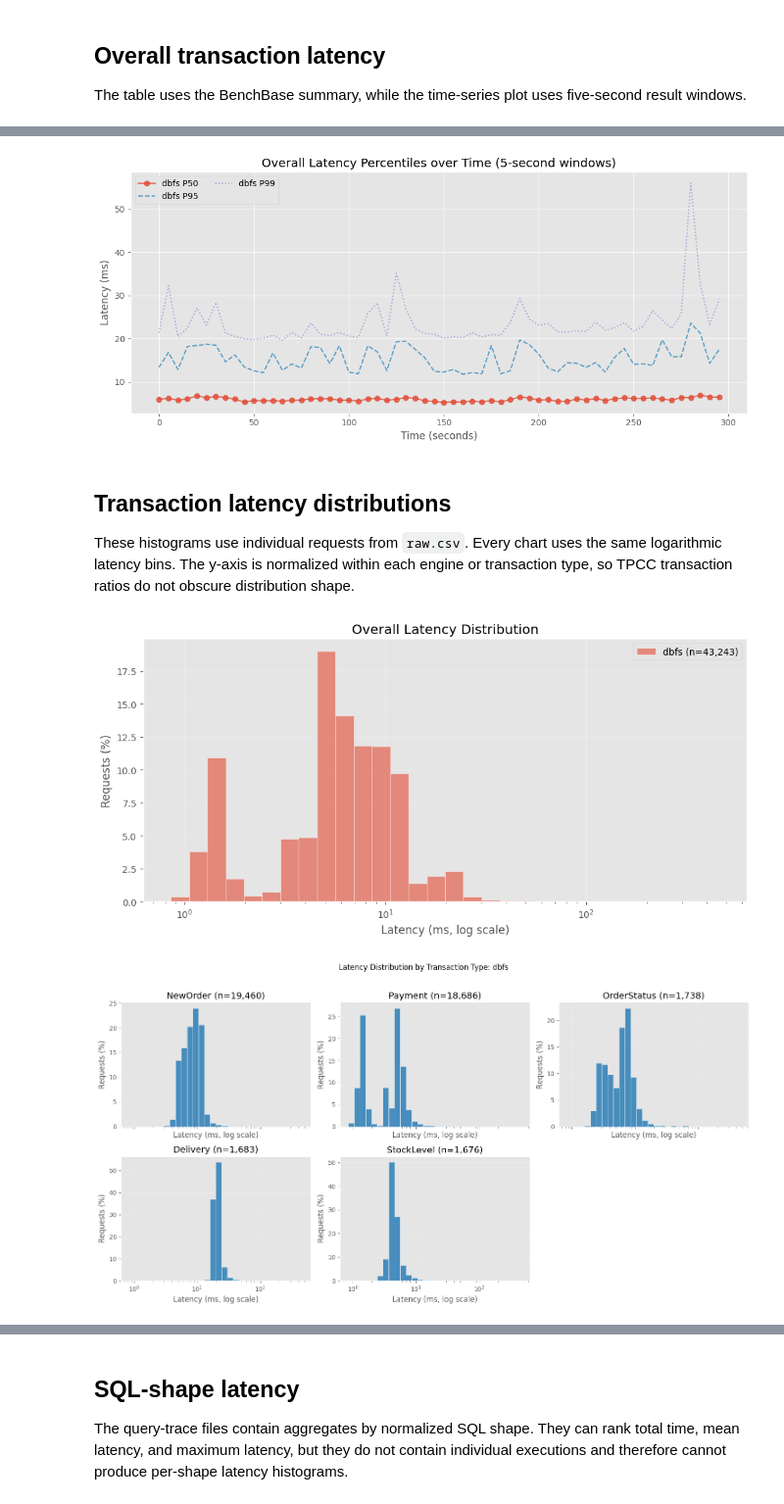
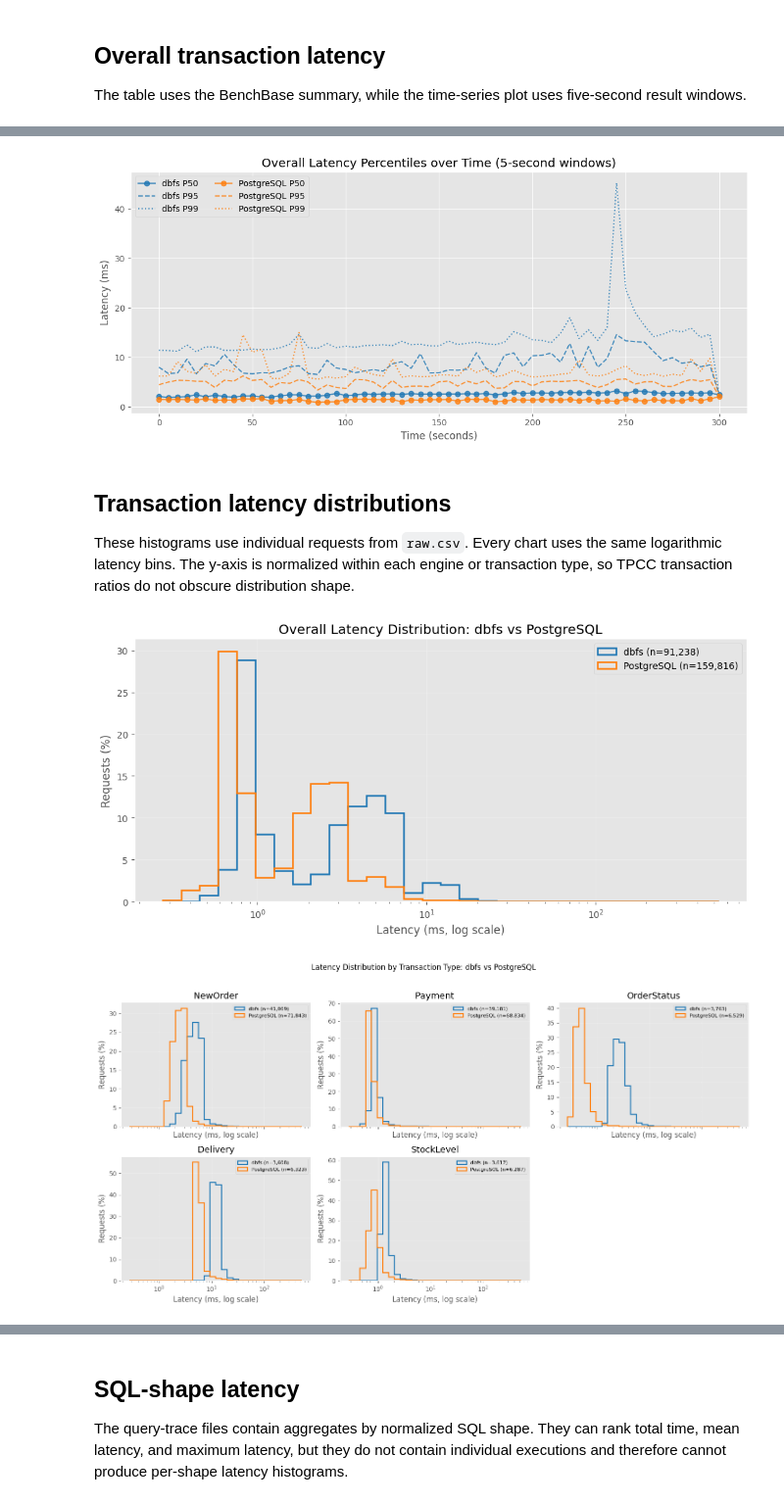
Before and after one commit to yohaku999/oltp_fs, a Jupyter notebook: benchmarking/notebooks/tpcc_query_latency_analysis.ipynb, the cells around one changed output, grey strips where cells are left out. Shown at 98% size. Drawn from its saved outputs; the diff is of its cells as text; code cells hidden in the pictures.

Commit message:
checkin notebook result

```diff
--- a/benchmarking/notebooks/tpcc_query_latency_analysis.ipynb
+++ b/benchmarking/notebooks/tpcc_query_latency_analysis.ipynb
@@ -17,7 +17,7 @@ plt.style.use('ggplot')
 pd.set_option('display.float_format', lambda value: f'{value:,.3f}')
 
 throughput_comparison_root = Path(
-    '/Users/yohasebe/Documents/dbfs/benchmarking/results/20260904-091550_tcp-nodelay-refactor/tpcc/dbfs'
+    '/Users/yohasebe/Documents/dbfs/benchmarking/results/20260913-103940_postgres_comp_th/tpcc'
 )
 
 throughput_dbfs_candidate = throughput_comparison_root / 'dbfs'
@@ -56,3 +56,5 @@ query_trace_filenames = {
     'dbfs': 'dbfs_query_trace.csv',
     'postgres': 'postgres_query_trace.csv',
 }
+engine_colors = {'dbfs': 'tab:blue', 'postgres': 'tab:orange'}
+engine_markers = {'dbfs': 'o', 'postgres': 'x'}
@@ -161,21 +163,25 @@ overall_latency_df
 # %%
 fig, axis = plt.subplots(figsize=(11, 5))
-for run in runs.values():
+for engine, run in runs.items():
     results_df = run['results_df']
     label = run['display_name']
+    color = engine_colors[engine]
     axis.plot(results_df['Time (seconds)'],
               results_df['Median Latency (millisecond)'],
               marker='o',
+              color=color,
               alpha=0.8,
               label=f'{label} P50')
     axis.plot(results_df['Time (seconds)'],
               results_df['95th Percentile Latency (millisecond)'],
               linestyle='--',
+              color=color,
               alpha=0.8,
               label=f'{label} P95')
     axis.plot(results_df['Time (seconds)'],
               results_df['99th Percentile Latency (millisecond)'],
               linestyle=':',
+              color=color,
               alpha=0.8,
               label=f'{label} P99')
 
@@ -186,73 +192,82 @@ axis.legend(ncol=2)
 fig.tight_layout()
 plt.show()
 # %% [output]
-[figure, old version]
+[figure, new version]
 # %% [markdown]
 ## Transaction latency distributions
 
 These histograms use individual requests from `raw.csv`. Every chart uses the same logarithmic latency bins. The y-axis is normalized within each engine or transaction type, so TPCC transaction ratios do not obscure distribution shape.
 # %%
 raw_latency_frames = []
-for run in runs.values():
+for engine, run in runs.items():
     frame = run['raw_df'][['Transaction Name',
                            'Latency (microseconds)']].copy()
+    frame['Engine Key'] = engine
     frame['Engine'] = run['display_name']
     frame['Latency (ms)'] = (
         pd.to_numeric(frame['Latency (microseconds)'], errors='coerce') / 1000)
     raw_latency_frames.append(frame.dropna(subset=['Latency (ms)']))
 
 raw_latency_df = pd.concat(raw_latency_frames, ignore_index=True)
 raw_latency_df = raw_latency_df[raw_latency_df['Latency (ms)'] > 0]
 latency_bin_edges = np.geomspace(raw_latency_df['Latency (ms)'].min(),
                                  raw_latency_df['Latency (ms)'].max(),
                                  num=31)
 
 fig, axis = plt.subplots(figsize=(10, 5))
-for display_name, engine_df in raw_latency_df.groupby('Engine', sort=False):
+for engine, engine_df in raw_latency_df.groupby('Engine Key', sort=False):
     latency_ms = engine_df['Latency (ms)']
     axis.hist(latency_ms,
               bins=latency_bin_edges,
               weights=np.full(len(latency_ms), 100 / len(latency_ms)),
-              alpha=0.6,
-              edgecolor='white',
-              label=f'{display_name} (n={len(latency_ms):,})')
+              histtype='step',
+              linewidth=1.8,
+              color=engine_colors[engine],
+              label=f"{runs[engine]['display_name']} (n={len(latency_ms):,})")
 axis.set_xscale('log')
-axis.set_title('Overall Latency Distribution')
+axis.set_title('Overall Latency Distribution: dbfs vs PostgreSQL')
 axis.set_xlabel('Latency (ms, log scale)')
 axis.set_ylabel('Requests (%)')
 axis.grid(True, alpha=0.25)
 axis.legend()
 fig.tight_layout()
 plt.show()
 
-for display_name, engine_df in raw_latency_df.groupby('Engine', sort=False):
-    fig, axes = plt.subplots(2, 3, figsize=(15, 8), sharex=True)
-    axes = axes.ravel()
+fig, axes = plt.subplots(2, 3, figsize=(15, 8), sharex=True)
+axes = axes.ravel()
 
-    for axis, transaction_name in zip(axes, transaction_names):
-        latency_ms = engine_df.loc[engine_df['Transaction Name'] ==
-                                   transaction_name, 'Latency (ms)']
+for axis, transaction_name in zip(axes, transaction_names):
+    for engine, run in runs.items():
+        latency_ms = raw_latency_df.loc[
+            (raw_latency_df['Engine Key'] == engine) &
+            (raw_latency_df['Transaction Name'] == transaction_name),
+            'Latency (ms)',
+        ]
+        if latency_ms.empty:
+            continue
         axis.hist(latency_ms,
                   bins=latency_bin_edges,
                   weights=np.full(len(latency_ms), 100 / len(latency_ms)),
-                  color='tab:blue',
-                  alpha=0.8,
-                  edgecolor='white')
-        axis.set_xscale('log')
-        axis.set_title(f'{transaction_name} (n={len(latency_ms):,})')
-        axis.set_xlabel('Latency (ms, log scale)')
-        axis.set_ylabel('Requests (%)')
-        axis.grid(True, alpha=0.25)
+                  histtype='step',
+                  linewidth=1.7,
+                  color=engine_colors[engine],
+                  label=f"{run['display_name']} (n={len(latency_ms):,})")
+    axis.set_xscale('log')
+    axis.set_title(transaction_name)
+    axis.set_xlabel('Latency (ms, log scale)')
+    axis.set_ylabel('Requests (%)')
+    axis.grid(True, alpha=0.25)
+    axis.legend(fontsize=8)
 
-    for axis in axes[len(transaction_names):]:
-        axis.set_visible(False)
+for axis in axes[len(transaction_names):]:
+    axis.set_visible(False)
 
-    fig.suptitle(f'Latency Distribution by Transaction Type: {display_name}')
-    fig.tight_layout(rect=(0, 0, 1, 0.96))
-    plt.show()
+fig.suptitle('Latency Distribution by Transaction Type: dbfs vs PostgreSQL')
+fig.tight_layout(rect=(0, 0, 1, 0.96))
+plt.show()
 # %% [output]
-[figure, old version]
+[figure, new version]
-[figure, old version]
+[figure, new version]
 # %%
 variability_rows = []
 for (engine, transaction_name), group in raw_latency_df.groupby(
```
Also changed, not shown: parts of 7 cells of this notebook, 1 other file.
